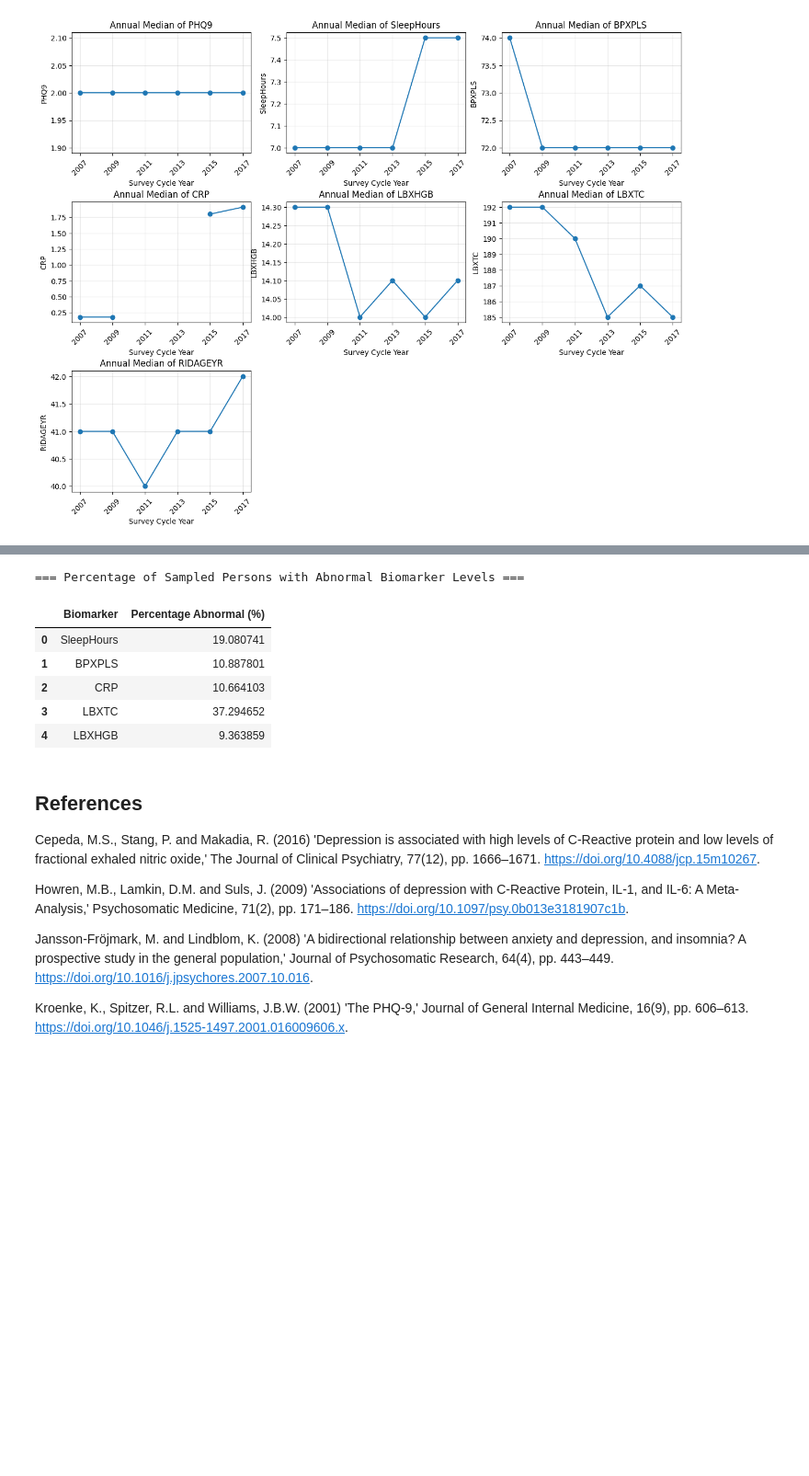
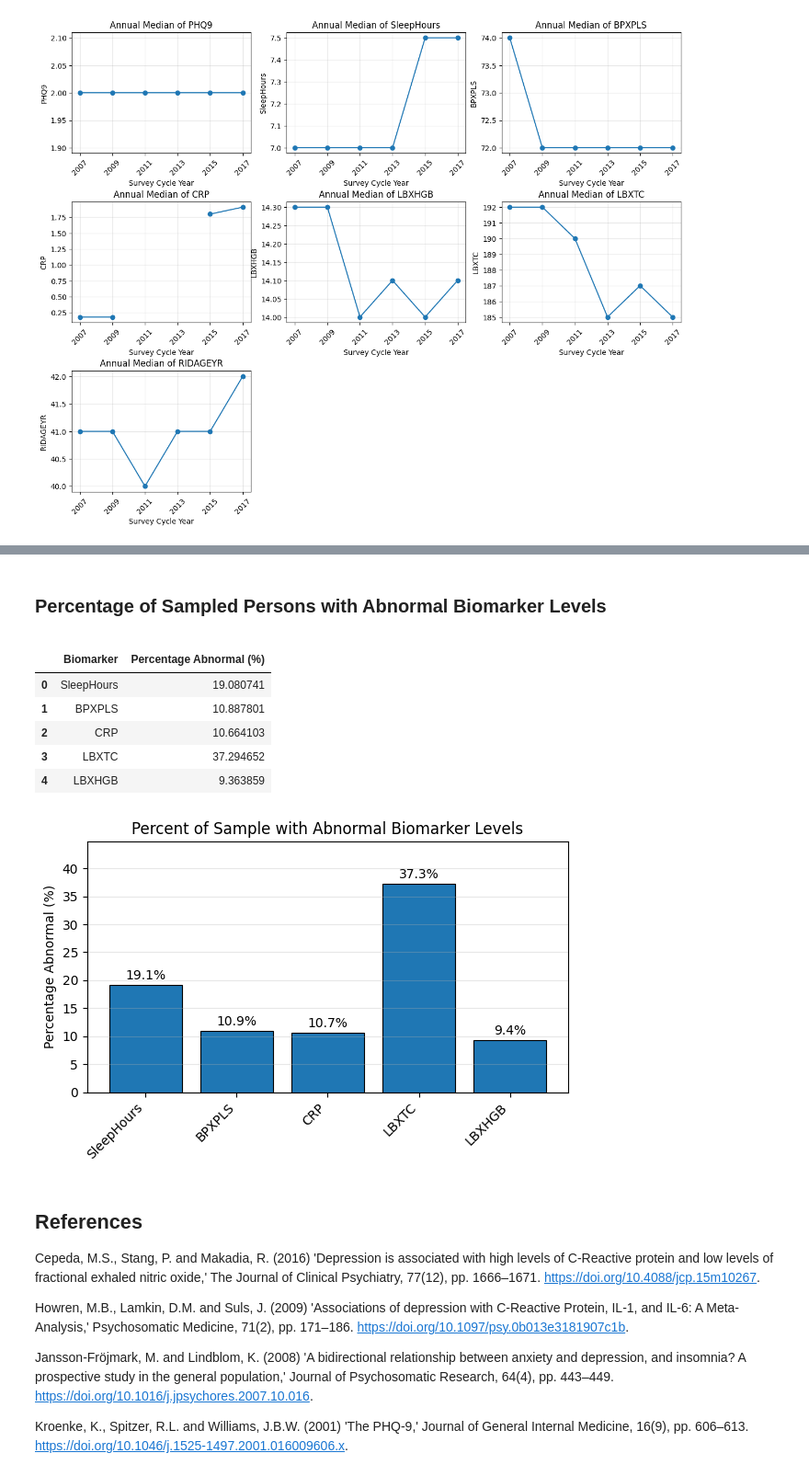
Before and after one commit to yyasminhz/rahh, a Jupyter notebook: finalised_for_presentation.ipynb, the cells around one changed output, grey strips where cells are left out. Shown at 92% size. Cells and saved outputs as stored; diff of their text form; code cells hidden in the pictures; blank space fills up the shorter version.

```diff
--- a/finalised_for_presentation.ipynb
+++ b/finalised_for_presentation.ipynb
@@ -859,35 +981,71 @@ for biomarker, thresholds in biomarker_thresholds.items():
     else:
         # Handle other biomarkers with min/max/or_min/or_max thresholds
         condition = pd.Series(False, index=df_all.index)
 
         if thresholds.get('min') is not None:
             condition = condition | (df_all[biomarker] > thresholds['min'])
         if thresholds.get('max') is not None:
             condition = condition | (df_all[biomarker] < thresholds['max'])
         if thresholds.get('or_min') is not None:
             condition = condition | (df_all[biomarker] > thresholds['or_min'])
         if thresholds.get('or_max') is not None:
             condition = condition | (df_all[biomarker] < thresholds['or_max'])
 
         # Ensure we only count non-missing values
         abnormal_count = df_all[condition & df_all[biomarker].notna()].shape[0]
 
     # Calculate percentage and store
     abnormal_percentage = (abnormal_count / total_sampled) * 100
     abnormal_percentages[biomarker] = abnormal_percentage
 
-print("=== Percentage of Sampled Persons with Abnormal Biomarker Levels ===")
+display(HTML('<h2 style="font-size:20px; font-weight:bold; margin-bottom:12px;">Percentage of Sampled Persons with Abnormal Biomarker Levels</h2>'))
 # Create a DataFrame for display
 abnormal_df = pd.DataFrame(list(abnormal_percentages.items()), columns=['Biomarker', 'Percentage Abnormal (%)'])
 display(abnormal_df)
+
+fig, ax = plt.subplots(figsize=(6,4))
+
+# simple bar plot
+bars = ax.bar(
+    abnormal_df['Biomarker'],
+    abnormal_df['Percentage Abnormal (%)'],
+    edgecolor='black',
+    linewidth=0.8
+)
+
+# add value labels
+for bar in bars:
+    h = bar.get_height()
+    ax.text(
+        bar.get_x() + bar.get_width()/2,
+        h + 0.5,
+        f"{h:.1f}%",
+        ha='center',
+        va='bottom',
+        fontsize=10
+    )
+
+# fix ticks and labels in one go
+ax.set_xticks(range(len(abnormal_df)))
+ax.set_xticklabels(abnormal_df['Biomarker'], rotation=45, ha='right')
+
+# styling
+ax.set_title('Percent of Sample with Abnormal Biomarker Levels')
+ax.set_ylabel('Percentage Abnormal (%)')
+ax.set_ylim(0, abnormal_df['Percentage Abnormal (%)'].max() * 1.2)
+ax.grid(axis='y', alpha=0.3)
+
+plt.tight_layout()
+plt.show()
 # %% [output]
-=== Percentage of Sampled Persons with Abnormal Biomarker Levels ===
+Percentage of Sampled Persons with Abnormal Biomarker Levels
 |  | Biomarker | Percentage Abnormal (%) |
 | 0 | SleepHours | 19.080741 |
 | 1 | BPXPLS | 10.887801 |
 | 2 | CRP | 10.664103 |
 | 3 | LBXTC | 37.294652 |
 | 4 | LBXHGB | 9.363859 |
+[figure, added]
 # %% [markdown]
 ## References
 
```
Also changed, not shown: parts of 12 cells of this notebook.
